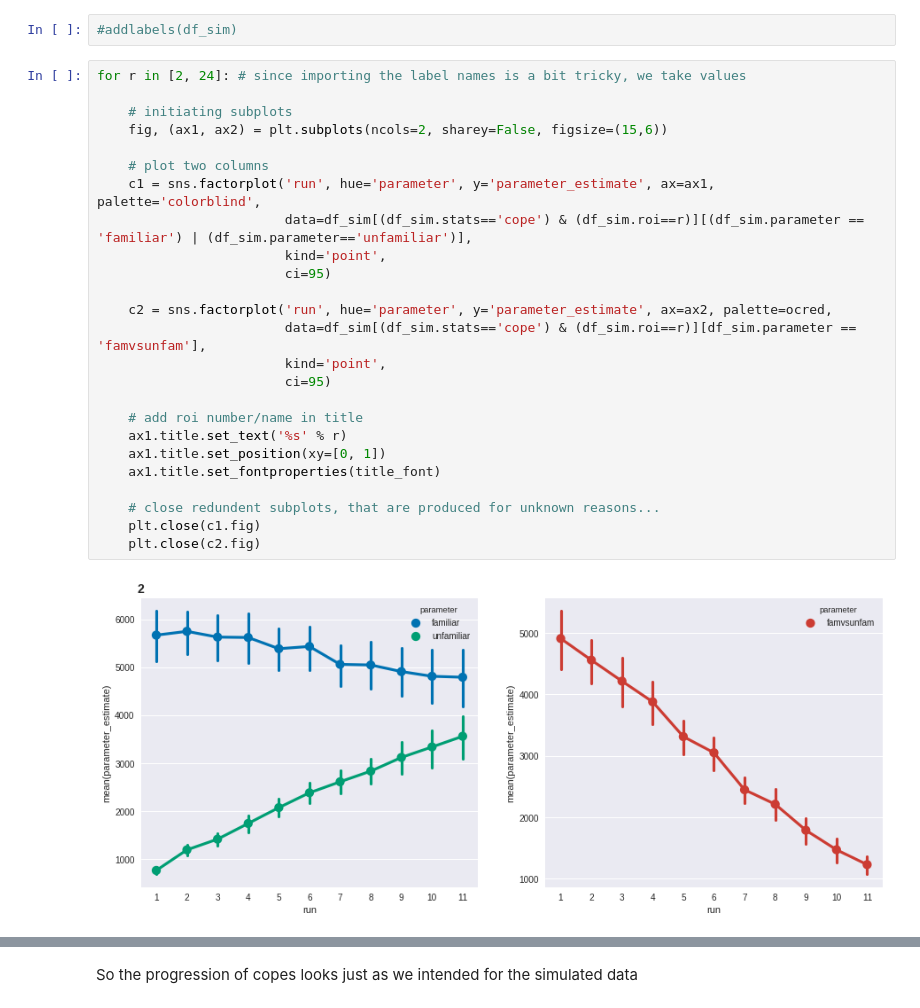
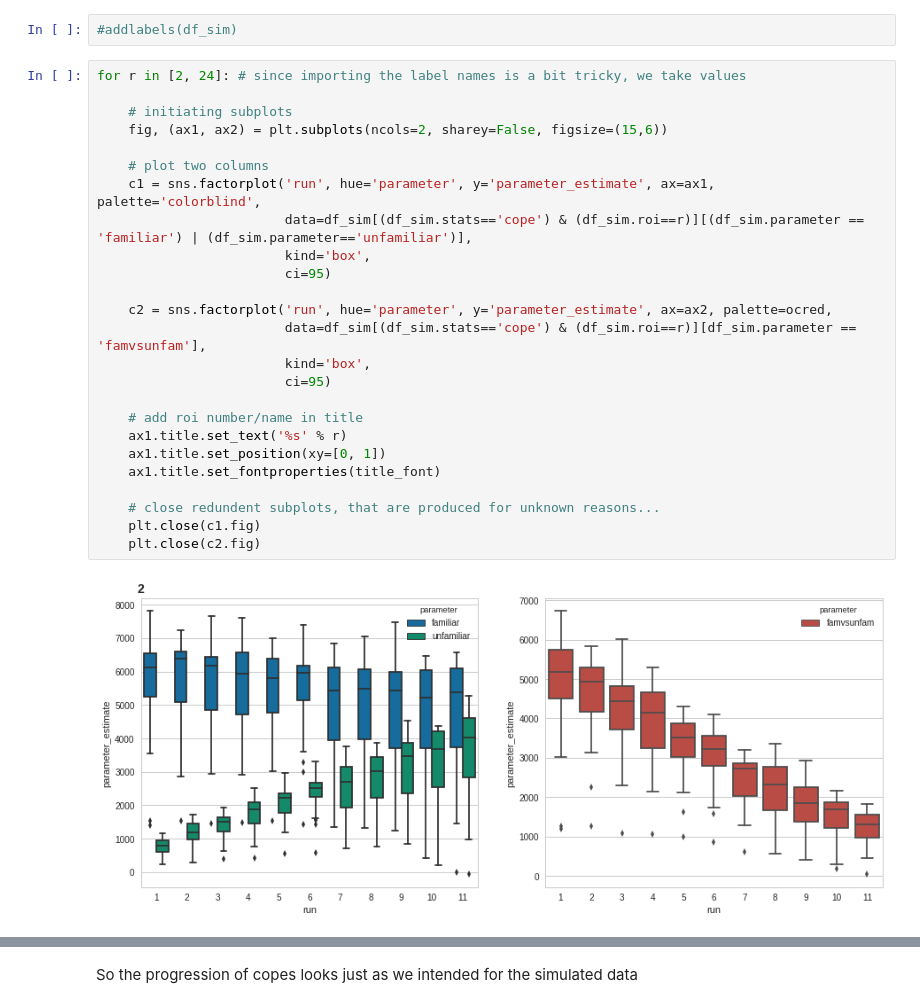
Before and after one commit to oliver-contier/famface-temporal-dynamics, a Jupyter notebook: notebooks/plot_mean_betas.ipynb, the cells around one changed output, grey strips where cells are left out. Cells and saved outputs as stored; diff of their text form.

```diff
--- a/notebooks/plot_mean_betas.ipynb
+++ b/notebooks/plot_mean_betas.ipynb
@@ -456,27 +470,27 @@ df_sim.dropna(inplace=True)
 # %%
 for r in [2, 24]: # since importing the label names is a bit tricky, we take values
 
     # initiating subplots
     fig, (ax1, ax2) = plt.subplots(ncols=2, sharey=False, figsize=(15,6))
 
     # plot two columns
     c1 = sns.factorplot('run', hue='parameter', y='parameter_estimate', ax=ax1, palette='colorblind',
                         data=df_sim[(df_sim.stats=='cope') & (df_sim.roi==r)][(df_sim.parameter == 'familiar') | (df_sim.parameter=='unfamiliar')],
-                        kind='point',
+                        kind='box',
                         ci=95)
 
     c2 = sns.factorplot('run', hue='parameter', y='parameter_estimate', ax=ax2, palette=ocred,
                         data=df_sim[(df_sim.stats=='cope') & (df_sim.roi==r)][df_sim.parameter == 'famvsunfam'],
-                        kind='point',
+                        kind='box',
                         ci=95)
 
     # add roi number/name in title
     ax1.title.set_text('%s' % r)
     ax1.title.set_position(xy=[0, 1])
     ax1.title.set_fontproperties(title_font)
 
     # close redundent subplots, that are produced for unknown reasons...
     plt.close(c1.fig)
     plt.close(c2.fig)
 # %% [output]
-[figure, old version]
+[figure, new version]
```
Also changed, not shown: parts of 15 cells of this notebook.
